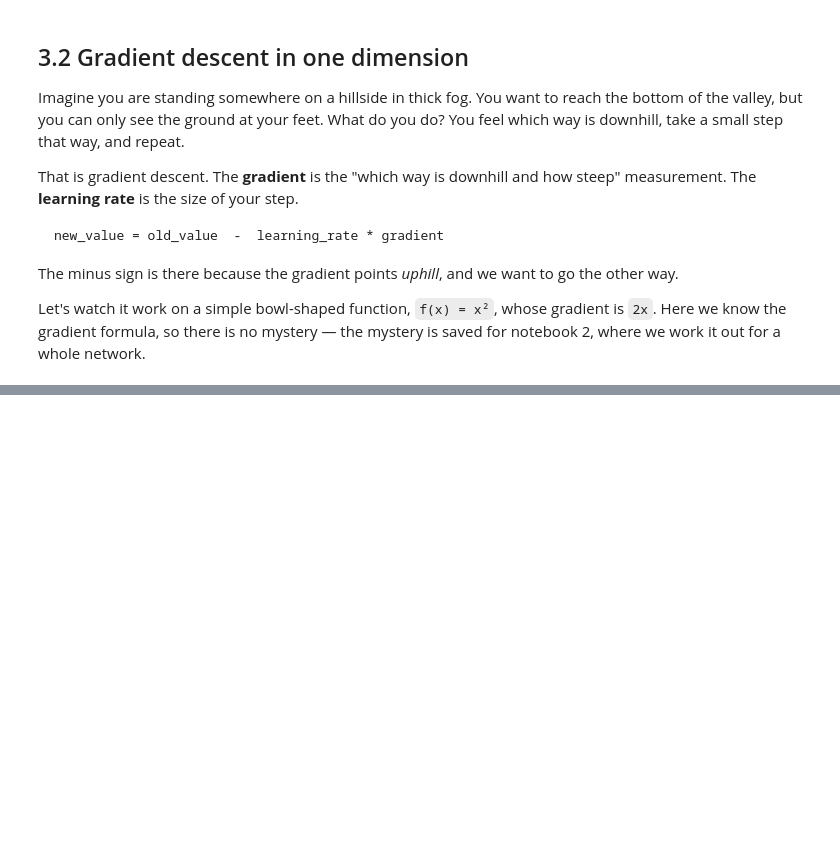
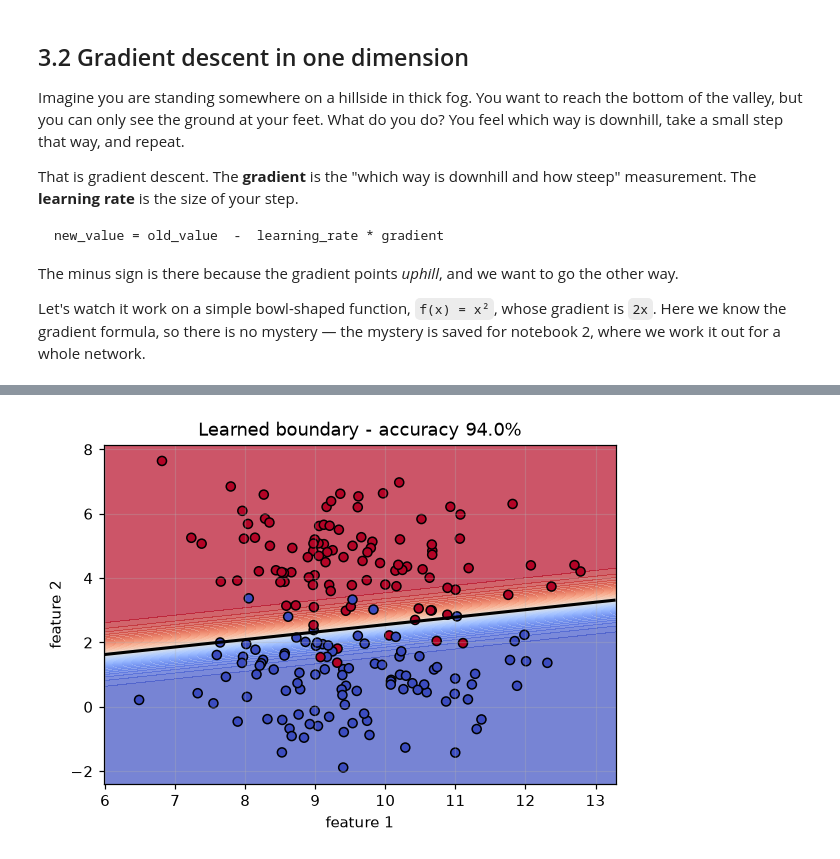
Before and after one commit to riff-raff-17/TTA-Class-Files, a Jupyter notebook: 2026 Term 4/L5309T2 - Tues/pt1_pytorch.ipynb, the cells around one changed output, grey strips where cells are left out. Saved outputs shown, nothing was run; the diff lists cells and outputs as text; code cells hidden in the pictures; blank space fills up the shorter version.

```diff
--- a/2026 Term 4/L5309T2 - Tues/pt1_pytorch.ipynb
+++ b/2026 Term 4/L5309T2 - Tues/pt1_pytorch.ipynb
@@ -415,0 +591,9 @@ plt.show()
+# %%
+preds = sigmoid(X @ w_trained + b_trained)
+accuracy = np.mean((preds > 0.5) == y)
+
+plot_decision_boundary(lambda g: sigmoid(g @ w_trained + b_trained),
+                       X, y, title=f"Learned boundary - accuracy {accuracy:.1%}")
+plt.show()
+# %% [output]
+[figure, added]
```
Also changed, not shown: parts of 28 cells of this notebook, 6 other files.
